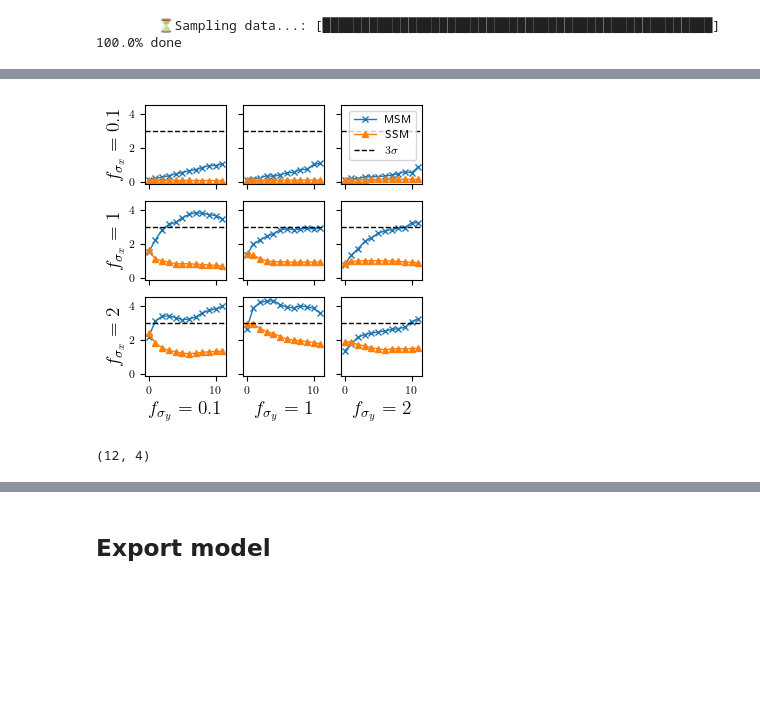
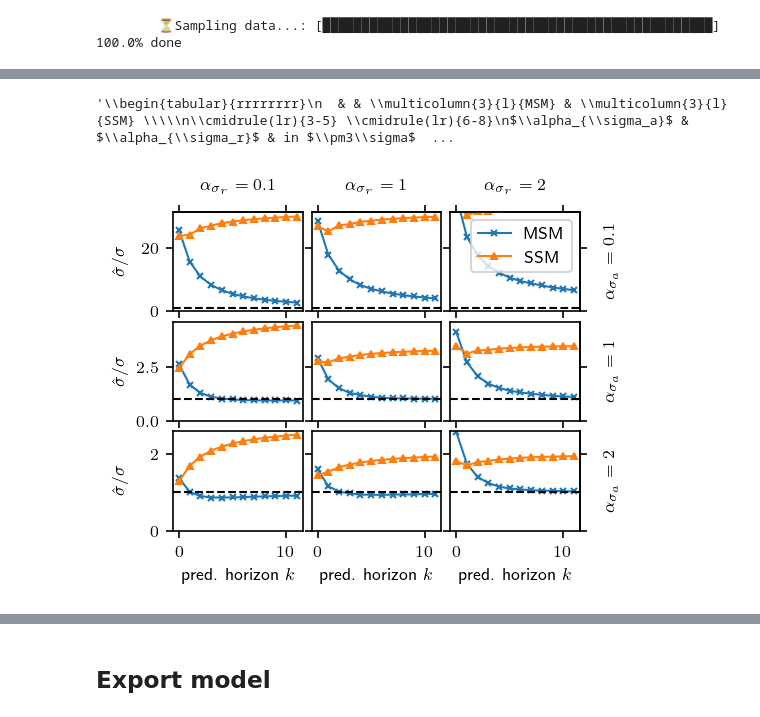
Before and after one commit to 4flixt/2023_Stochastic_MSM, a Jupyter notebook: results/sid_meta_building.ipynb, the cells around one changed output, grey strips where cells are left out. Cells and saved outputs as stored; diff of their text form; code cells hidden in the pictures; blank space fills up the shorter version.

```diff
--- a/results/sid_meta_building.ipynb
+++ b/results/sid_meta_building.ipynb
@@ -248,12 +245,10 @@ def get_ratio_to_true_std(y_pred_std, true_std):
 
 def get_stats(Y_true, y_pred, y_pred_std, true_std):
     norm_dist = get_normalized_distance(Y_true, y_pred, y_pred_std)
-    in_three_sigma = np.sum(norm_dist < 3)/np.prod(norm_dist.shape)
-    # three_sigma_percentile = np.percentile(norm_dist, 99.73, axis=[0,1,2])
-    three_sigma_percentile = np.mean(np.percentile(norm_dist, 99.73, axis=[1,2]))
+    in_three_sigma = np.sum(norm_dist < 3)/np.prod(norm_dist.shape)*100
     mse = np.mean((Y_true-np.atleast_3d(y_pred))**2)
     ratio_to_true_std = np.mean(get_ratio_to_true_std(y_pred_std, true_std))
 
-    return in_three_sigma, three_sigma_percentile, mse, ratio_to_true_std
+    return in_three_sigma, mse, ratio_to_true_std
 # %%
 results_post_proc = {
@@ -308,39 +357,64 @@ df
+# %%
+tex_str
+# %% [output]
+'\\begin{tabular}{rrrrrrrr}\n  & & \\multicolumn{3}{l}{MSM} & \\multicolumn{3}{l}{SSM} \\\\\n\\cmidrule(lr){3-5} \\cmidrule(lr){6-8}\n$\\alpha_{\\sigma_a}$ & $\\alpha_{\\sigma_r}$ & in $\\pm3\\sigma$  ...
 # %%
-fig, ax = plt.subplots(3, 3, figsize=(config_mpl.columnwidth, config_mpl.columnwidth), sharex=True, sharey=True)
+
+fig, ax = plt.subplots(3, 3, figsize=(config_mpl.columnwidth, .8*config_mpl.columnwidth), sharex=True, sharey='row', dpi=150)
 
 for i, (test_data_i, results_i) in enumerate(zip(test_data, results)):
     k,j = np.unravel_index(i, (3,3))
 
     Y_pred = np.stack([sample.y[settings['T_ini']:] for sample in test_data_i.sim_results],axis=2)
-    norm_dist_msm = get_normalized_distance(Y_pred, results_i['y_msm_pred'], results_i['y_msm_pred_std'])
-    norm_dist_ssm = get_normalized_distance(Y_pred, results_i['y_ssm_pred'], results_i['y_ssm_pred_std'])
 
-    three_sigma_percentile_msm = np.percentile(norm_dist_msm, 99.73, axis=[1,2])
-    three_sigma_percentile_ssm = np.percentile(norm_dist_ssm, 99.73, axis=[1,2])
+    true_std = (np.sqrt(np.diagonal(test_data_i.sim_results[0].P, axis1=1, axis2=2))@test_data_i.sim_results[0].C.T)[data_gen_setup.T_ini:]
+    mean_ratio_true_std_msm = np.mean(get_ratio_to_true_std(results_i['y_msm_pred_std'], true_std), axis=1)
+    mean_ratio_true_std_ssm = np.mean(get_ratio_to_true_std(results_i['y_ssm_pred_std'], true_std), axis=1)
 
-    ax[k,j].plot(three_sigma_percentile_msm, '-x', label='MSM')
-    ax[k,j].plot(three_sigma_percentile_ssm, '-^', label='SSM')
-    ax[k,j].axhline(3, color='k', linestyle='--', label='$3\sigma$')
+
+    ax[k,j].plot(mean_ratio_true_std_msm, '-x', label='MSM', markersize=3)
+    ax[k,j].plot(mean_ratio_true_std_ssm, '-^', label='SSM', markersize=3)
+    ax[k,j].axhline(1, color='k', linestyle='--')
+
+    ax[k,j].set_ylim(0, None)
 
 
 
-ax[0,0].set_ylabel('$f_{\sigma_x} = 0.1$')
-ax[1,0].set_ylabel('$f_{\sigma_x} = 1$')
-ax[2,0].set_ylabel('$f_{\sigma_x} = 2$')
+ax[0,0].set_ylabel(r'$\hat\sigma / \sigma$')
+ax[1,0].set_ylabel(r'$\hat\sigma / \sigma$')
+ax[2,0].set_ylabel(r'$\hat\sigma / \sigma$')
 
-ax[2,0].set_xlabel('$f_{\sigma_y} = 0.1$')
-ax[2,1].set_xlabel('$f_{\sigma_y} = 1$')
-ax[2,2].set_xlabel('$f_{\sigma_y} = 2$')
+ax[2,0].set_xlabel(r'pred. horizon $k$')
+ax[2,1].set_xlabel(r'pred. horizon $k$')
+ax[2,2].set_xlabel(r'pred. horizon $k$')
+
+sec_x_axis = []
+sec_y_axis = []
+for i in range(3):
+    sec_x_axis.append(ax[0,i].secondary_xaxis('top'))
+    sec_y_axis.append(ax[i,-1].secondary_yaxis('right'))
+
+    sec_x_axis[i].xaxis.set_ticklabels([])
+    sec_y_axis[i].yaxis.set_ticklabels([])
+
+sec_y_axis[0].set_ylabel(r'$\alpha_{\sigma_a} = 0.1$')
+sec_y_axis[1].set_ylabel(r'$\alpha_{\sigma_a} = 1$')
+sec_y_axis[2].set_ylabel(r'$\alpha_{\sigma_a} = 2$')
+
+sec_x_axis[0].set_xlabel(r'$\alpha_{\sigma_r} = 0.1$')
+sec_x_axis[1].set_xlabel(r'$\alpha_{\sigma_r} = 1$')
+sec_x_axis[2].set_xlabel(r'$\alpha_{\sigma_r} = 2$')
+
+
 
 ax[0,2].legend()
-fig.tight_layout()
+
+
+fig.tight_layout(pad = 0.1)
+fig.align_labels()
+
+savepath = os.path.join('..', '..', '2023_CDC_L-CSS_Paper_Stochastic_MSM', 'figures')
+savename = 'ratio_ident_vs_true_std'
+fig.savefig(os.path.join(savepath, savename + '.pgf'), bbox_inches='tight', format='pgf')
 # %% [output]
-[figure, old version]
+[figure, new version]
-# %%
-Y_pred.shape
-
-np.atleast_3d(true_std)
-
-get_ratio_to_true_std(results_i['y_msm_pred'], true_std).shape
-# %% [output]
-(12, 4)
```
Also changed, not shown: parts of 9 cells of this notebook.
